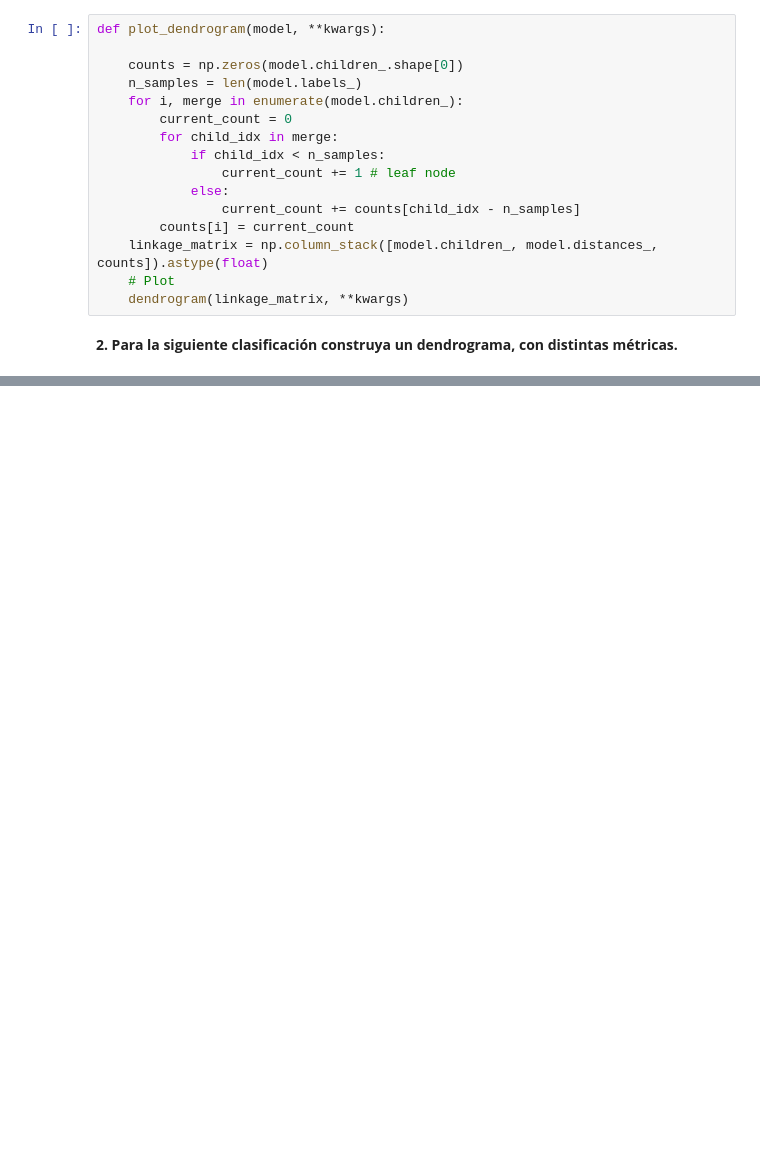
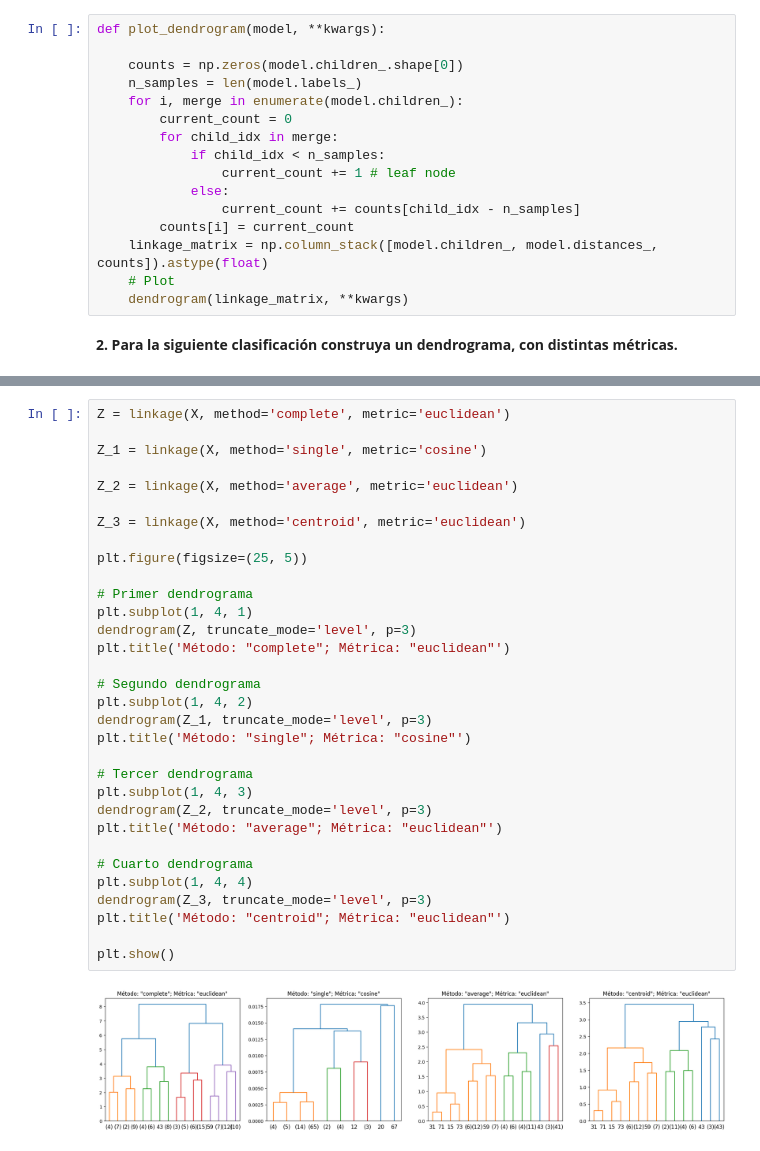
Before and after one commit to fidebravo/Modulo6, a Jupyter notebook: Modulo6_Actividad3.ipynb, the cells around one changed output, grey strips where cells are left out. Saved outputs shown, nothing was run; the diff lists cells and outputs as text; blank space fills up the shorter version.

```diff
--- a/Modulo6_Actividad3.ipynb
+++ b/Modulo6_Actividad3.ipynb
@@ -59,0 +73,34 @@ plt.show()
+# %%
+Z = linkage(X, method='complete', metric='euclidean')
+
+Z_1 = linkage(X, method='single', metric='cosine')
+
+Z_2 = linkage(X, method='average', metric='euclidean')
+
+Z_3 = linkage(X, method='centroid', metric='euclidean')
+
+plt.figure(figsize=(25, 5))
+
+# Primer dendrograma
+plt.subplot(1, 4, 1)
+dendrogram(Z, truncate_mode='level', p=3)
+plt.title('Método: "complete"; Métrica: "euclidean"')
+
+# Segundo dendrograma
+plt.subplot(1, 4, 2)
+dendrogram(Z_1, truncate_mode='level', p=3)
+plt.title('Método: "single"; Métrica: "cosine"')
+
+# Tercer dendrograma
+plt.subplot(1, 4, 3)
+dendrogram(Z_2, truncate_mode='level', p=3)
+plt.title('Método: "average"; Métrica: "euclidean"')
+
+# Cuarto dendrograma
+plt.subplot(1, 4, 4)
+dendrogram(Z_3, truncate_mode='level', p=3)
+plt.title('Método: "centroid"; Métrica: "euclidean"')
+
+plt.show()
+# %% [output]
+[figure, added]
```
Also changed, not shown: parts of 6 cells of this notebook.
